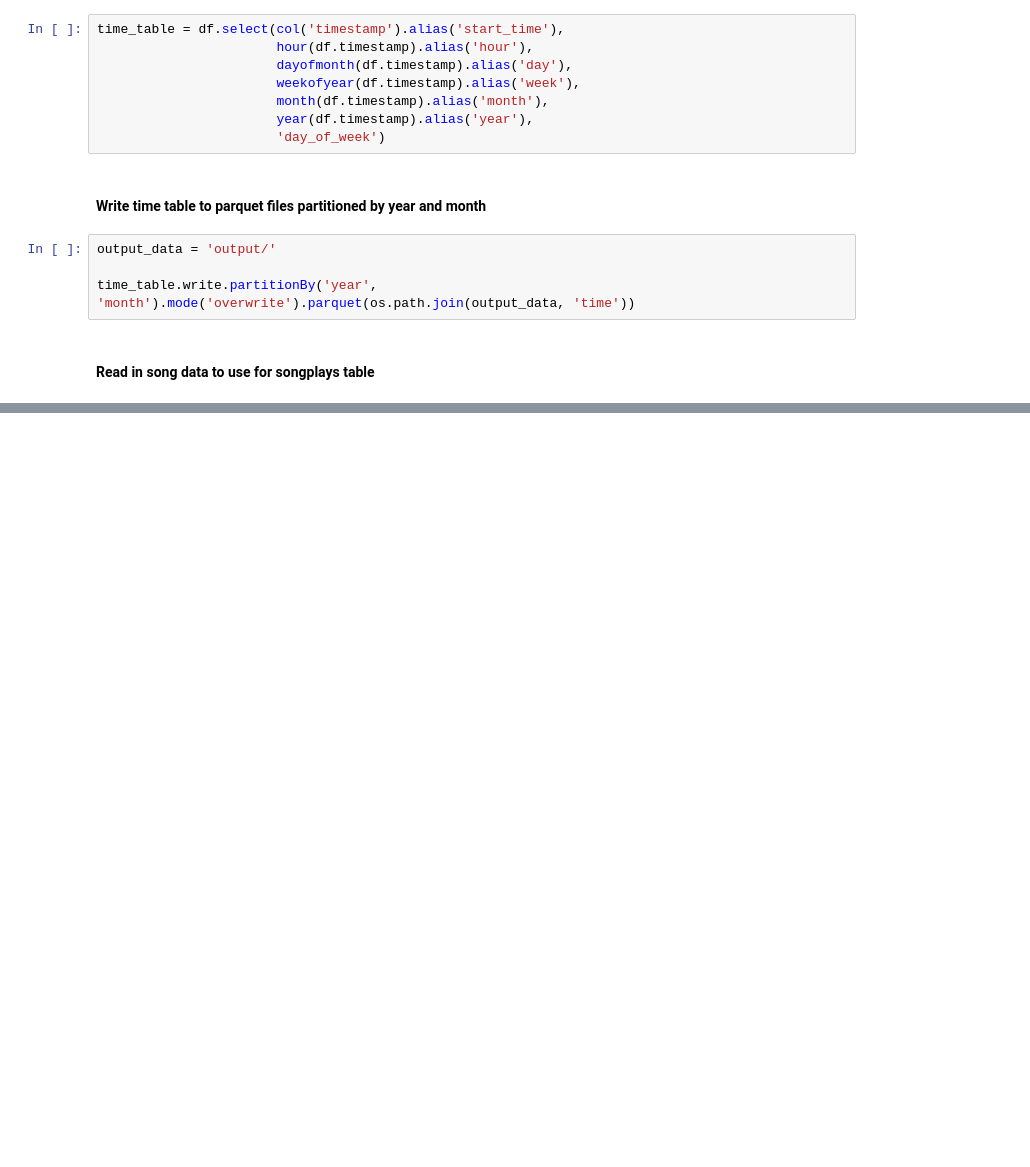
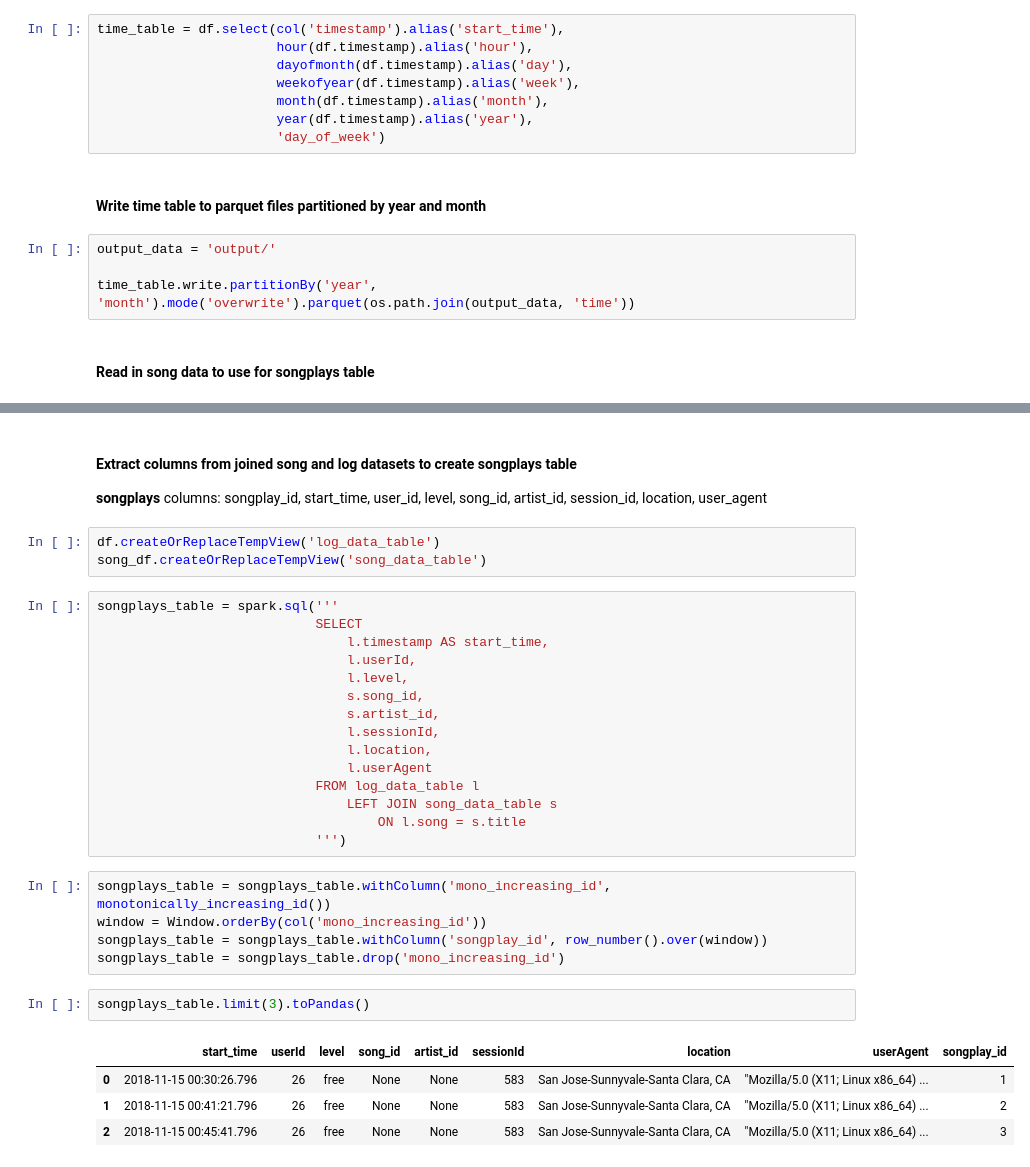
Before and after one commit to Morgan-Sell/data-lake-music-streaming-app, a Jupyter notebook: test_code.ipynb, the cells around one changed output, grey strips where cells are left out. Cells and saved outputs as stored; diff of their text form; blank space fills up the shorter version.

```diff
--- a/test_code.ipynb
+++ b/test_code.ipynb
@@ -203,0 +233,34 @@ root
+# %% [markdown]
+#### Extract columns from joined song and log datasets to create songplays table
+
+**songplays** columns: songplay_id, start_time, user_id, level, song_id, artist_id, session_id, location, user_agent
+# %%
+df.createOrReplaceTempView('log_data_table')
+song_df.createOrReplaceTempView('song_data_table')
+# %%
+songplays_table = spark.sql('''
+                            SELECT
+                                l.timestamp AS start_time,
+                                l.userId,
+                                l.level,
+                                s.song_id,
+                                s.artist_id,
+                                l.sessionId,
+                                l.location,
+                                l.userAgent
+                            FROM log_data_table l
+                                LEFT JOIN song_data_table s
+                                    ON l.song = s.title
+                            ''')
+# %%
+songplays_table = songplays_table.withColumn('mono_increasing_id', monotonically_increasing_id())
+window = Window.orderBy(col('mono_increasing_id'))
+songplays_table = songplays_table.withColumn('songplay_id', row_number().over(window))
+songplays_table = songplays_table.drop('mono_increasing_id')
+# %%
+songplays_table.limit(3).toPandas()
+# %% [output]
+|  | start_time | userId | level | song_id | artist_id | sessionId | location | userAgent | songplay_id |
+| 0 | 2018-11-15 00:30:26.796 | 26 | free | None | None | 583 | San Jose-Sunnyvale-Santa Clara, CA | "Mozilla/5.0 (X11; Linux x86_64) ... | 1 |
+| 1 | 2018-11-15 00:41:21.796 | 26 | free | None | None | 583 | San Jose-Sunnyvale-Santa Clara, CA | "Mozilla/5.0 (X11; Linux x86_64) ... | 2 |
+| 2 | 2018-11-15 00:45:41.796 | 26 | free | None | None | 583 | San Jose-Sunnyvale-Santa Clara, CA | "Mozilla/5.0 (X11; Linux x86_64) ... | 3 |
```
Also changed, not shown: parts of 5 cells of this notebook.
